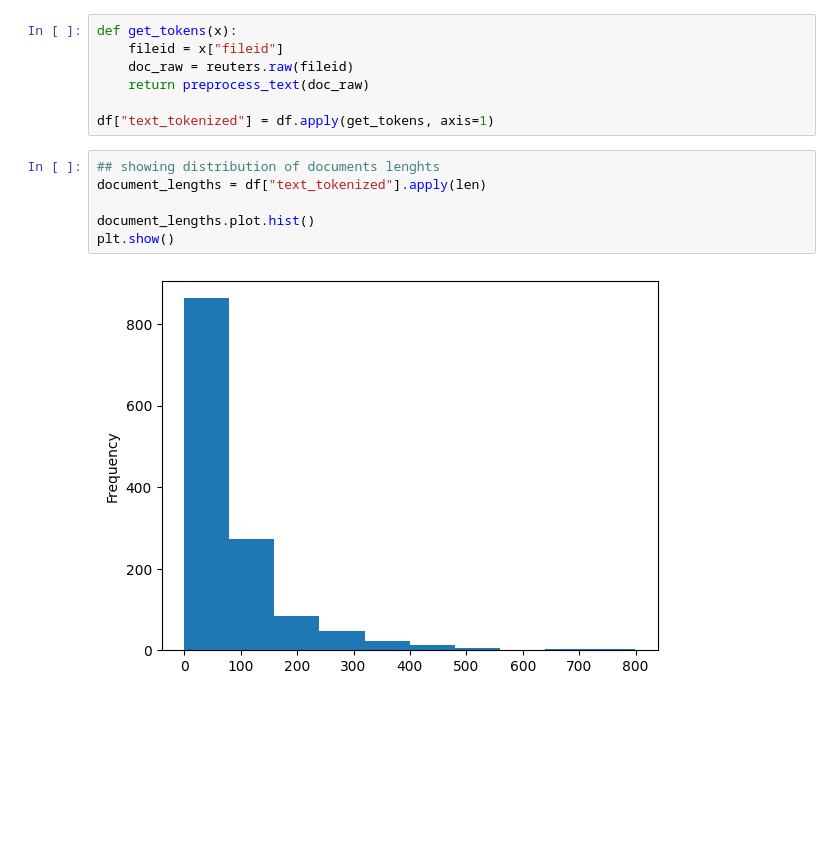
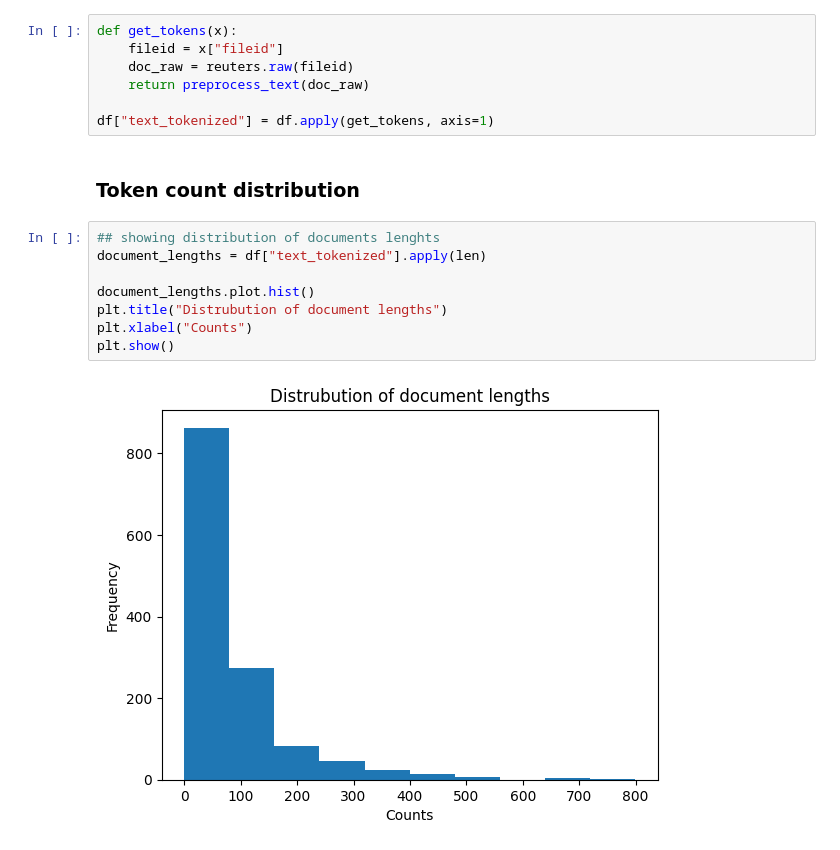
Before and after one commit to e-hokage777/eskalate-ml-interview-solution, a Jupyter notebook: main.ipynb, the cells around one changed output. Drawn from its saved outputs; the diff is of its cells as text; blank space fills up the shorter version.

```diff
--- a/main.ipynb
+++ b/main.ipynb
@@ -146,11 +148,15 @@ def get_tokens(x):
     return preprocess_text(doc_raw)
 
 df["text_tokenized"] = df.apply(get_tokens, axis=1)
+# %% [markdown]
+### Token count distribution
 # %%
 ## showing distribution of documents lenghts
 document_lengths = df["text_tokenized"].apply(len)
 
 document_lengths.plot.hist()
+plt.title("Distrubution of document lengths")
+plt.xlabel("Counts")
 plt.show()
 # %% [output]
-[figure, old version]
+[figure, new version]
```
Also changed, not shown: parts of 13 cells of this notebook, 1 other file.
